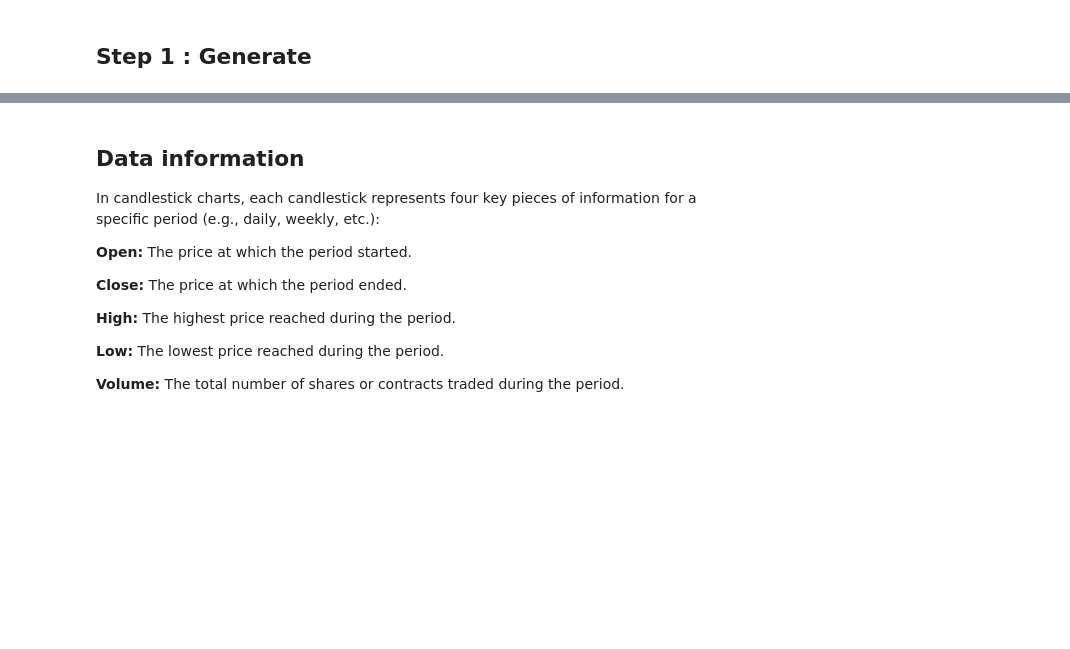
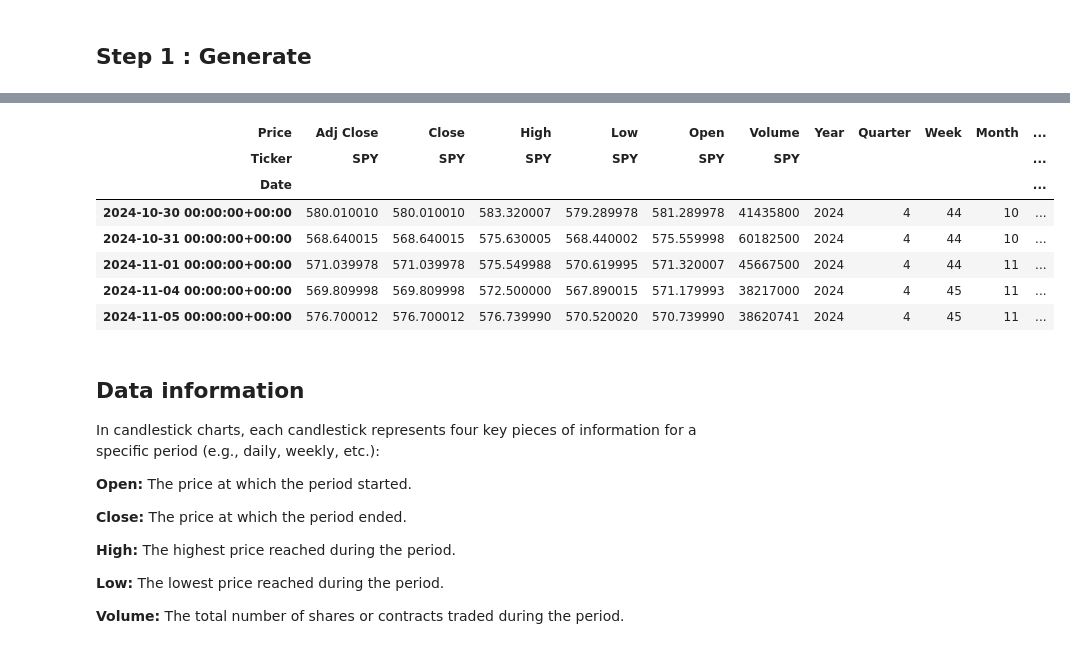
Before and after one commit to mpalominocol/CPSC4800_GitEExample, a Jupyter notebook: SP500_AND_WB_Data_Extraction.ipynb, the cells around one changed output, grey strips where cells are left out. Cells and saved outputs as stored; diff of their text form; code cells hidden in the pictures; blank space fills up the shorter version.

```diff
--- a/SP500_AND_WB_Data_Extraction.ipynb
+++ b/SP500_AND_WB_Data_Extraction.ipynb
@@ -450,3 +466,14 @@ df_candel.head()
+# %%
+df_candel.tail()
+# %% [output]
+| Price | Adj Close | Close | High | Low | Open | Volume | Year | Quarter | Week | Month | ... |
+| Ticker | SPY | SPY | SPY | SPY | SPY | SPY |  |  |  |  | ... |
+| Date |  |  |  |  |  |  |  |  |  |  | ... |
+| 2024-10-30 00:00:00+00:00 | 580.010010 | 580.010010 | 583.320007 | 579.289978 | 581.289978 | 41435800 | 2024 | 4 | 44 | 10 | ... |
+| 2024-10-31 00:00:00+00:00 | 568.640015 | 568.640015 | 575.630005 | 568.440002 | 575.559998 | 60182500 | 2024 | 4 | 44 | 10 | ... |
+| 2024-11-01 00:00:00+00:00 | 571.039978 | 571.039978 | 575.549988 | 570.619995 | 571.320007 | 45667500 | 2024 | 4 | 44 | 11 | ... |
+| 2024-11-04 00:00:00+00:00 | 569.809998 | 569.809998 | 572.500000 | 567.890015 | 571.179993 | 38217000 | 2024 | 4 | 45 | 11 | ... |
+| 2024-11-05 00:00:00+00:00 | 576.700012 | 576.700012 | 576.739990 | 570.520020 | 570.739990 | 38620741 | 2024 | 4 | 45 | 11 | ... |
 # %% [markdown]
 ## Data information
 
```
Also changed, not shown: parts of 13 cells of this notebook.
